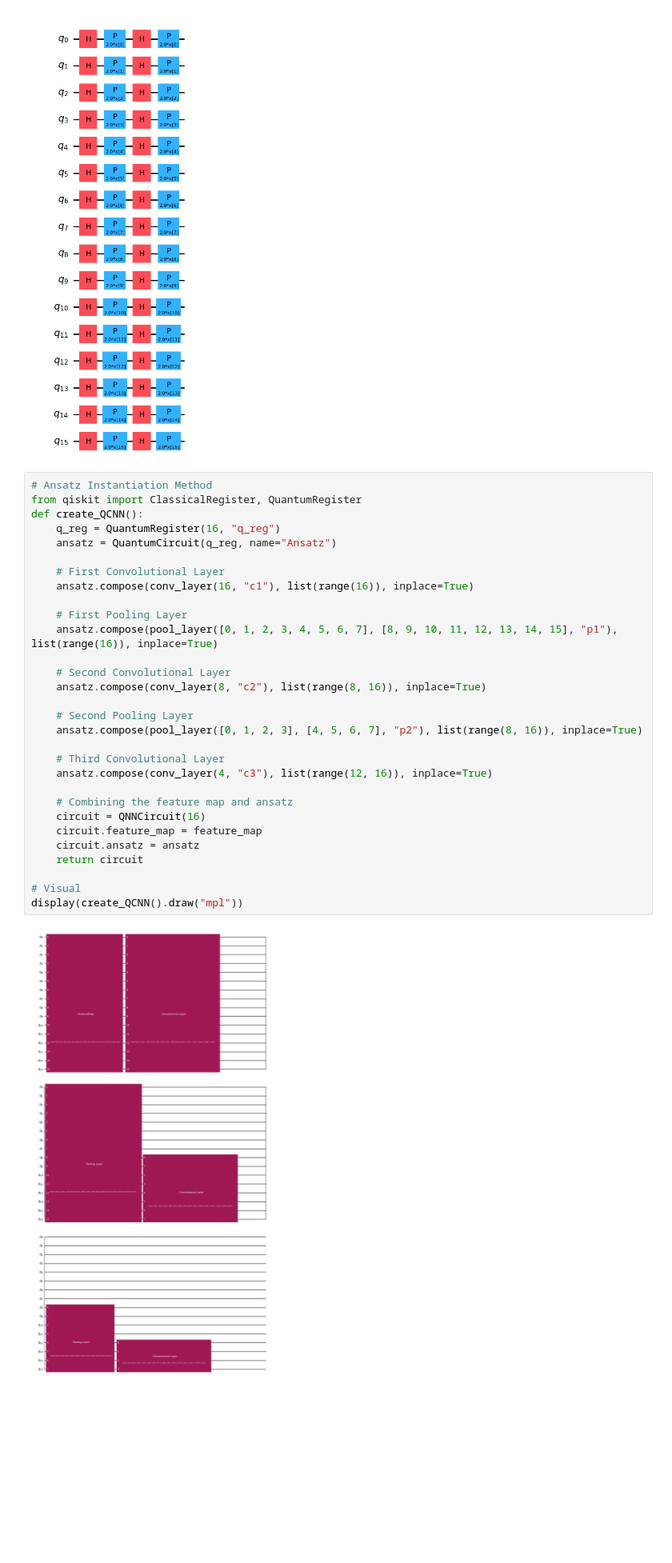
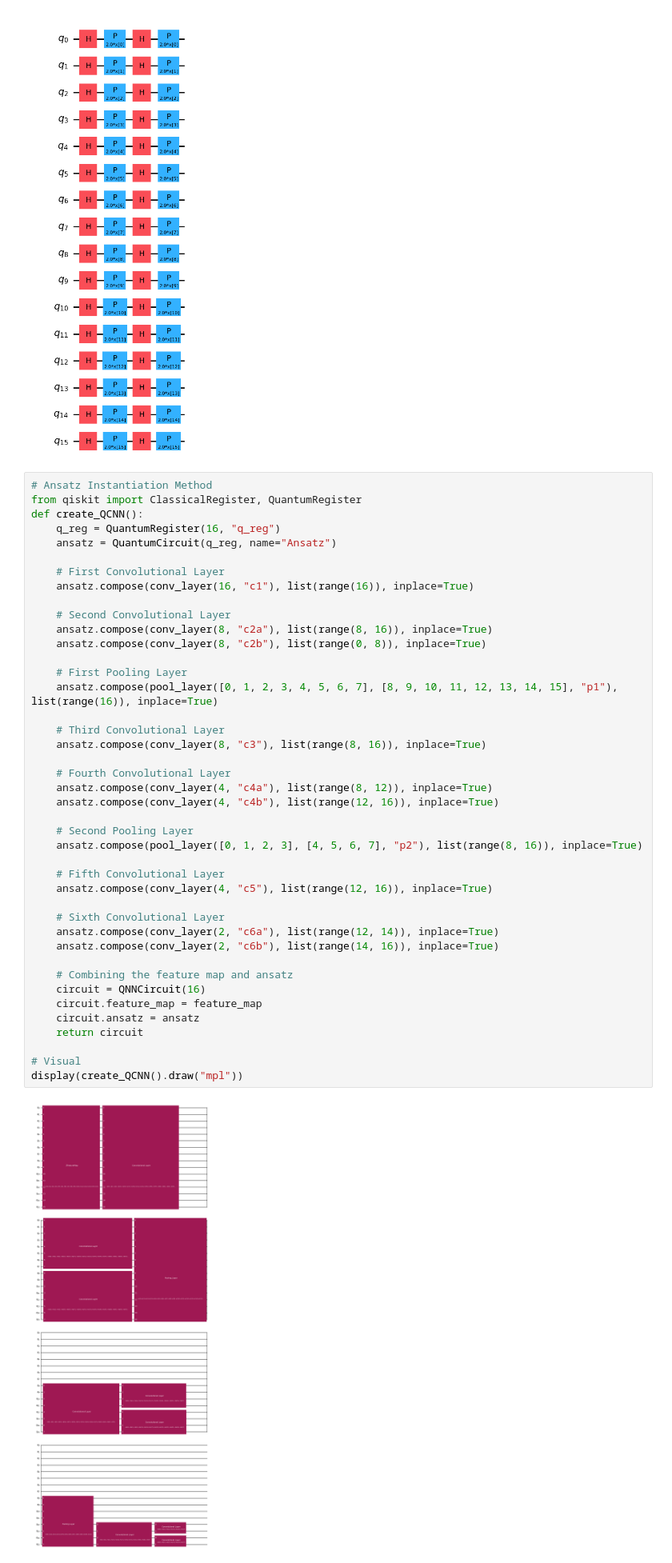
Before and after one commit to hmk55555/QCNN-Research, a Jupyter notebook: GPU/V4 (FINAL TESTING)/Gradient Testing/Circuit 8/Circuit8.ipynb, the cells around one changed output. Shown at 80% size. Cells and saved outputs as stored; diff of their text form; blank space fills up the shorter version.

```diff
--- a/GPU/V4 (FINAL TESTING)/Gradient Testing/Circuit 8/Circuit8.ipynb
+++ b/GPU/V4 (FINAL TESTING)/Gradient Testing/Circuit 8/Circuit8.ipynb
@@ -125,35 +125,47 @@ feature_map.decompose().draw("mpl")
 # %%
 # Ansatz Instantiation Method
 from qiskit import ClassicalRegister, QuantumRegister
 def create_QCNN():
     q_reg = QuantumRegister(16, "q_reg")
     ansatz = QuantumCircuit(q_reg, name="Ansatz")
 
     # First Convolutional Layer
     ansatz.compose(conv_layer(16, "с1"), list(range(16)), inplace=True)
 
+    # Second Convolutional Layer
+    ansatz.compose(conv_layer(8, "c2a"), list(range(8, 16)), inplace=True)
+    ansatz.compose(conv_layer(8, "c2b"), list(range(0, 8)), inplace=True)
+
     # First Pooling Layer
     ansatz.compose(pool_layer([0, 1, 2, 3, 4, 5, 6, 7], [8, 9, 10, 11, 12, 13, 14, 15], "p1"), list(range(16)), inplace=True)
 
-    # Second Convolutional Layer
-    ansatz.compose(conv_layer(8, "c2"), list(range(8, 16)), inplace=True)
+    # Third Convolutional Layer
+    ansatz.compose(conv_layer(8, "c3"), list(range(8, 16)), inplace=True)
+
+    # Fourth Convolutional Layer
+    ansatz.compose(conv_layer(4, "c4a"), list(range(8, 12)), inplace=True)
+    ansatz.compose(conv_layer(4, "c4b"), list(range(12, 16)), inplace=True)
 
     # Second Pooling Layer
     ansatz.compose(pool_layer([0, 1, 2, 3], [4, 5, 6, 7], "p2"), list(range(8, 16)), inplace=True)
 
-    # Third Convolutional Layer
-    ansatz.compose(conv_layer(4, "c3"), list(range(12, 16)), inplace=True)
+    # Fifth Convolutional Layer
+    ansatz.compose(conv_layer(4, "c5"), list(range(12, 16)), inplace=True)
+
+    # Sixth Convolutional Layer
+    ansatz.compose(conv_layer(2, "c6a"), list(range(12, 14)), inplace=True)
+    ansatz.compose(conv_layer(2, "c6b"), list(range(14, 16)), inplace=True)
 
     # Combining the feature map and ansatz
     circuit = QNNCircuit(16)
     circuit.feature_map = feature_map
     circuit.ansatz = ansatz
     return circuit
 
 # Visual
 display(create_QCNN().draw("mpl"))
 # %% [output]
-[figure, old version]
+[figure, new version]
 # %%
 # Creating/Formatting Data
 # %%
```
Also changed, not shown: parts of 13 cells of this notebook, 3 other files.
